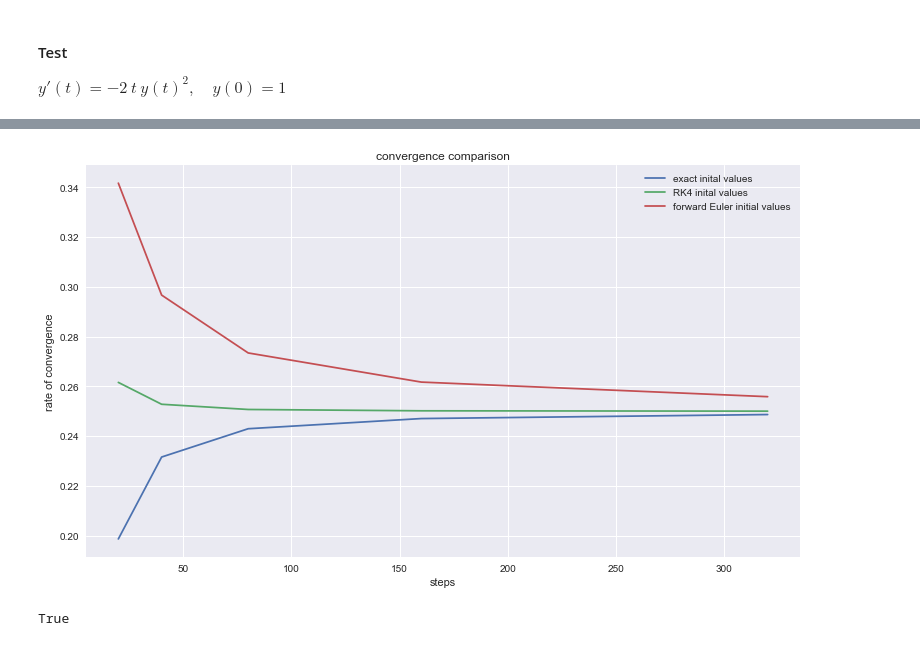
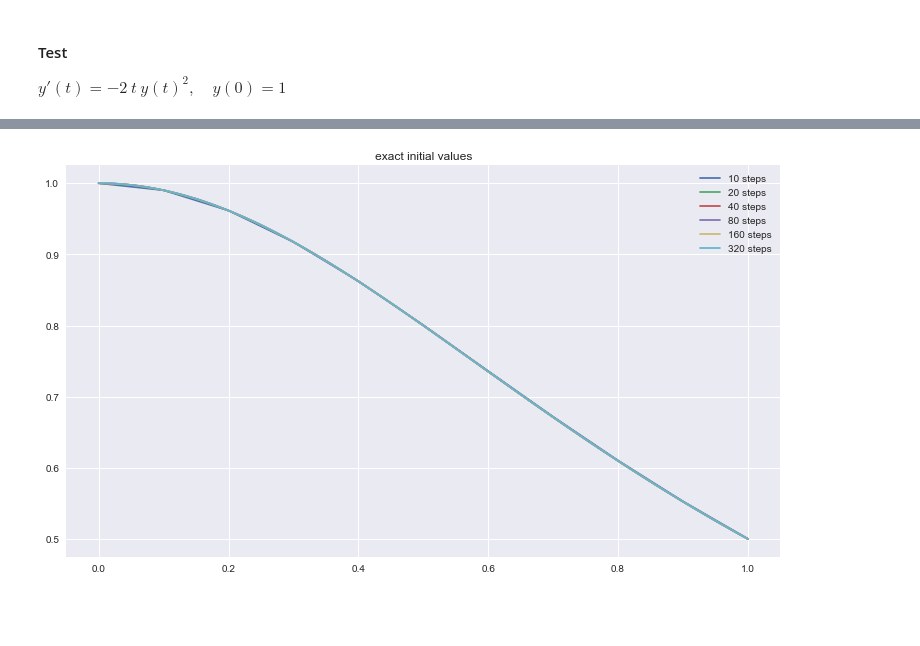
Before and after one commit to maxstollmayer/NuMeDiffG, a Jupyter notebook: Aufgabenblatt 4/Aufgabenblatt 4 Lösung.ipynb, the cells around one changed output, grey strips where cells are left out. Saved outputs shown, nothing was run; the diff lists cells and outputs as text; code cells hidden in the pictures; blank space fills up the shorter version.

```diff
--- a/Aufgabenblatt 4/Aufgabenblatt 4 Lösung.ipynb
+++ b/Aufgabenblatt 4/Aufgabenblatt 4 Lösung.ipynb
@@ -116,19 +121,0 @@ def conv(errors, hs):
-# %%
-steps = (10, 20, 40, 80, 160, 320)
-e1 = ()
-e2 = ()
-e3 = ()
-for N in steps:
-    t = np.arange(N+1) / N
-
-    vals1 = np.array([exact(t[i]) for i in range(0, 4)])
-    y1 = adams_bashforth(f, vals1, t)
-    e1 += (error(y1[-1]),)
-
-    vals2 = rk4(f, 1, t)[0:4].flatten()
-    y2 = adams_bashforth(f, vals2, t)
-    e2 += (error(y2[-1]),)
-
-    vals3 = forward_euler(f, 1, t)[0:4].flatten()
-    y3 = adams_bashforth(f, vals3, t)
-    e3 += (error(y3[-1]),)
@@ -151,16 +122,16 @@ plt.show()
-# %%
-plt.plot(steps[1:], c1, label="exact inital values")
-plt.plot(steps[1:], c2, label="RK4 inital values")
-plt.plot(steps[1:], c3, label="forward Euler initial values")
-plt.title("convergence comparison")
-plt.xlabel("steps")
-plt.ylabel("rate of convergence")
-plt.legend()
-plt.show()
-# %% [output]
-[figure, removed]
-# %%
-import numpy as np
-isinstance(np.array([1,2]), np.ndarray)
-# %% [output]
-True
+# %%
+err1 = ()
+for N in steps:
+    inits = exact(np.arange(4)/N)
+    y = adams_bashforth(f, inits, t0, tN, N)
+    err1 += (error(y),)
+
+    plt.plot(np.arange(N+1)/N, y, label=f"{N} steps")
+
+plt.title("exact initial values")
+plt.legend()
+plt.show()
+
+ord1 = order(err1, 1/steps)
+# %% [output]
+[figure, added]
```
Also changed, not shown: parts of 11 cells of this notebook, 1 other file.
